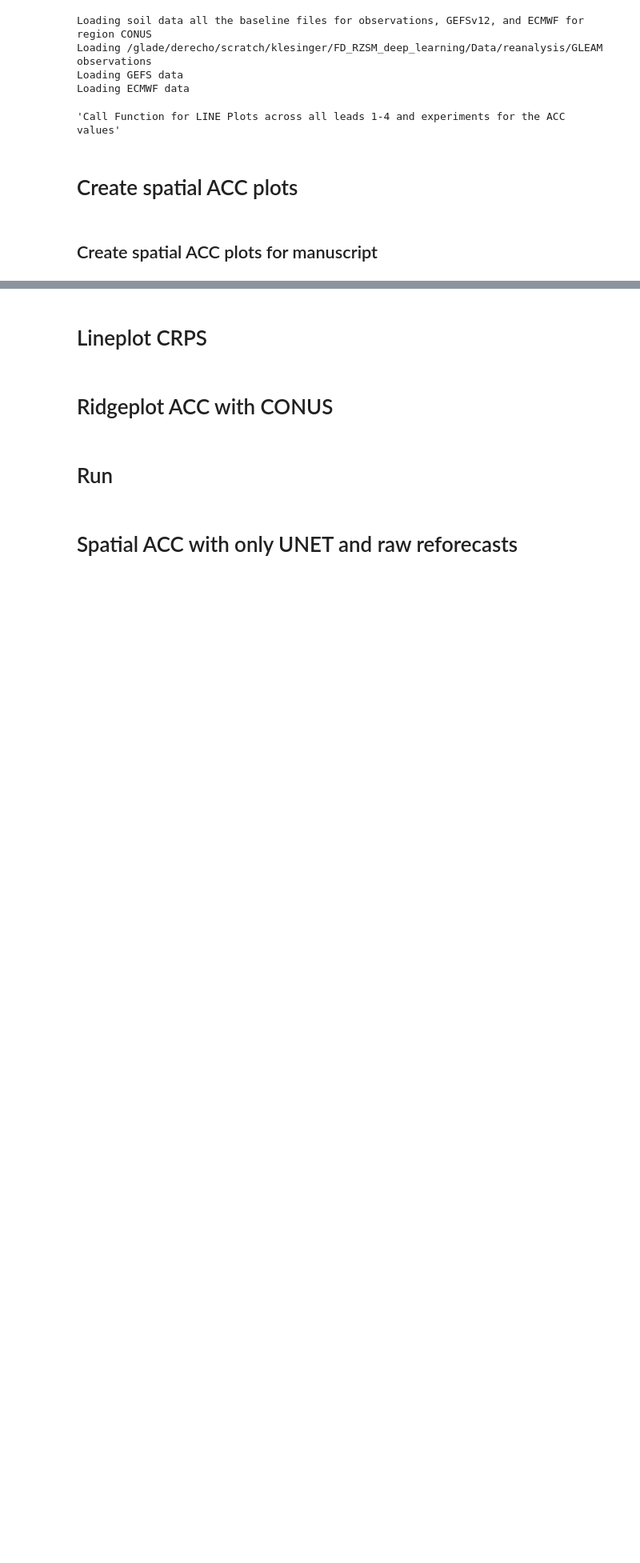
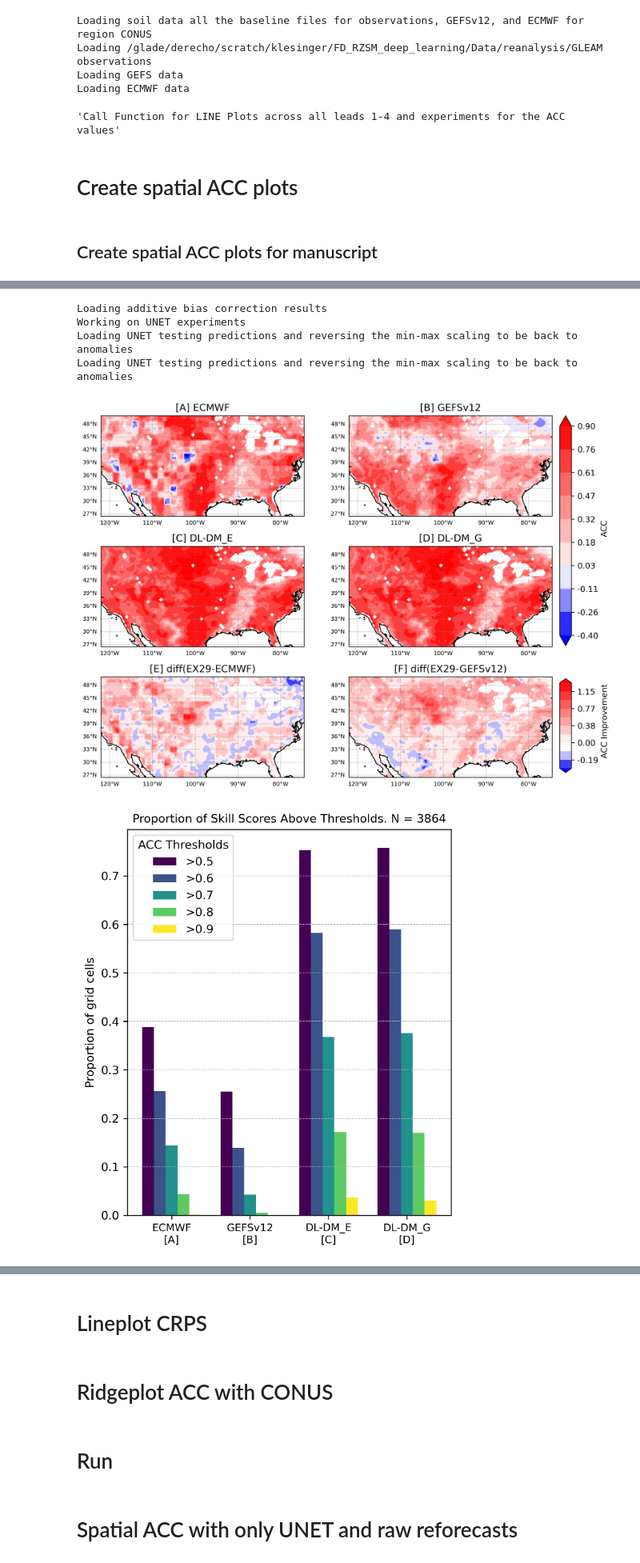
Before and after one commit to kyle-lesinger/dl_dm_rzsm_subseasonal_forecast, a Jupyter notebook: 06a_ACC_spatial_plots_other_regions.ipynb, the cells around one changed output, grey strips where cells are left out. Shown at 80% size. Saved outputs shown, nothing was run; the diff lists cells and outputs as text; code cells hidden in the pictures; blank space fills up the shorter version.

```diff
--- a/06a_ACC_spatial_plots_other_regions.ipynb
+++ b/06a_ACC_spatial_plots_other_regions.ipynb
@@ -447,13 +447,11 @@ def save_ACC_threshold_values(plot_dict,save_dir,obs_source,ex1):
 # %% [markdown]
 ## Create spatial ACC plots for manuscript
 # %%
-'''We only ran EMOS, XGBoost on CONUS'''
-for week_lead in [3]:
-    plot_dictionary,save_dir = spatial_ACC_climpred_with_XGBOOST_multiple_experiments(week_lead, region_name, test_start, test_end, ex1='EX29', ex2='EX24',obs_source=obs_source)
-    # del plot_dictionary['EX24_regular_RZSM_2012']
-    p = plot_dictionary.copy()
-    # p['DL-DM_G'] = p.pop('EX29_regular_RZSM')
-    # p['DL-DM_E'] = p.pop('EX29_ECMWF_regular_RZSM')
-    save_ACC_threshold_values(plot_dict = p, save_dir = save_dir, obs_source = obs_source, ex1 = 'EX29')
-
-stop
+# '''We only ran EMOS, XGBoost on CONUS'''
+# for week_lead in [3]:
+#     plot_dictionary,save_dir = spatial_ACC_climpred_with_XGBOOST_multiple_experiments(week_lead, region_name, test_start, test_end, ex1='EX29', ex2='EX24',obs_source=obs_source)
+#     # del plot_dictionary['EX24_regular_RZSM_2012']
+#     p = plot_dictionary.copy()
+#     # p['DL-DM_G'] = p.pop('EX29_regular_RZSM')
+#     # p['DL-DM_E'] = p.pop('EX29_ECMWF_regular_RZSM')
+#     save_ACC_threshold_values(plot_dict = p, save_dir = save_dir, obs_source = obs_source, ex1 = 'EX29')
@@ -469,0 +773,10 @@ NameError: name 'stop' is not defined
+# %%
+'''We only ran EMOS, XGBoost on CONUS'''
+for week_lead in [3]:
+    plot_dictionary,save_dir = spatial_ACC_climpred_no_bias_correction(week_lead, region_name, test_start, test_end, ex1='EX29', ex2='EX24',obs_source=obs_source)
+    # del plot_dictionary['EX24_regular_RZSM_2012']
+    p = plot_dictionary.copy()
+    # p['DL-DM_G'] = p.pop('EX29_regular_RZSM')
+    # p['DL-DM_E'] = p.pop('EX29_ECMWF_regular_RZSM')
+    save_ACC_threshold_values_no_bias_correction(plot_dict = p, save_dir = save_dir, obs_source = obs_source, ex1 = 'EX29')
+# %% [output]
@@ -469,0 +785,6 @@ NameError: name 'stop' is not defined
+Loading additive bias correction results
+Working on UNET experiments
+Loading UNET testing predictions and reversing the min-max scaling to be back to anomalies
+Loading UNET testing predictions and reversing the min-max scaling to be back to anomalies
+[figure, added]
+[figure, added]
```
Also changed, not shown: parts of 11 cells of this notebook, 20 other files.
